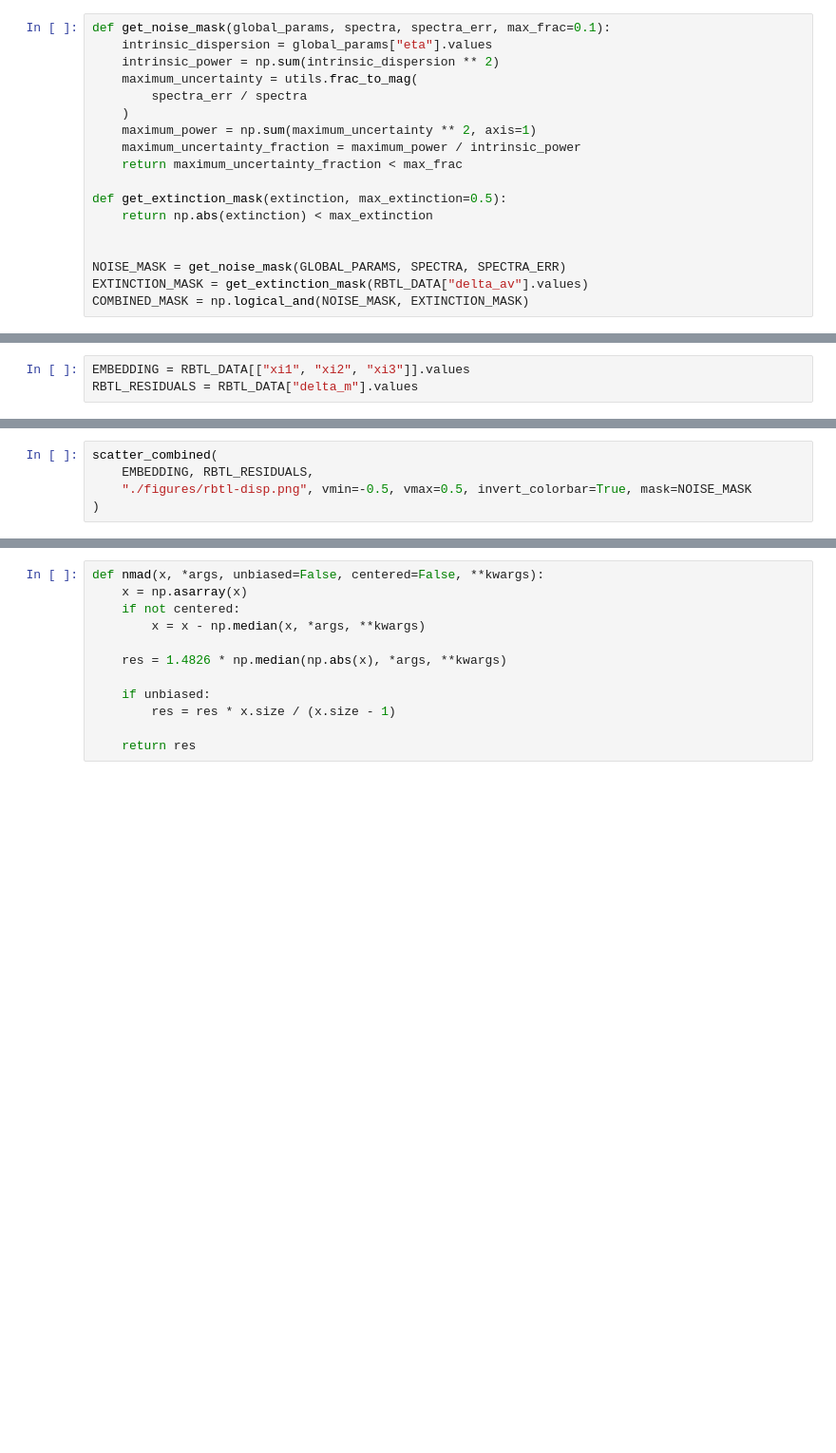
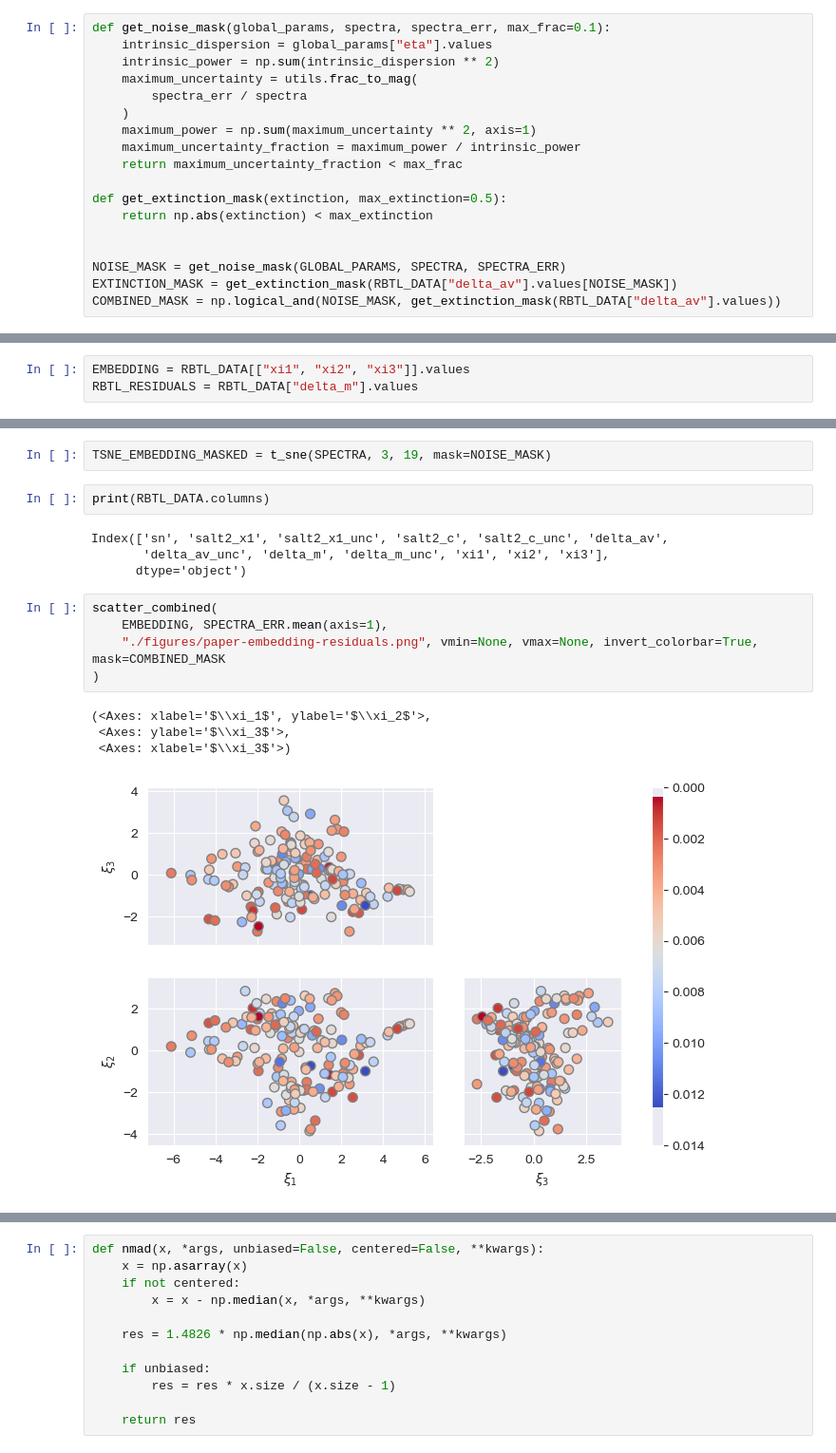
Before and after one commit to mikmaz/twins_embedding, a Jupyter notebook: test-residuals.ipynb, the cells around one changed output, grey strips where cells are left out. Shown at 95% size. Cells and saved outputs as stored; diff of their text form; blank space fills up the shorter version.

```diff
--- a/test-residuals.ipynb
+++ b/test-residuals.ipynb
@@ -136,5 +221,5 @@ def get_extinction_mask(extinction, max_extinction=0.5):
 
 
 NOISE_MASK = get_noise_mask(GLOBAL_PARAMS, SPECTRA, SPECTRA_ERR)
-EXTINCTION_MASK = get_extinction_mask(RBTL_DATA["delta_av"].values)
-COMBINED_MASK = np.logical_and(NOISE_MASK, EXTINCTION_MASK)
+EXTINCTION_MASK = get_extinction_mask(RBTL_DATA["delta_av"].values[NOISE_MASK])
+COMBINED_MASK = np.logical_and(NOISE_MASK, get_extinction_mask(RBTL_DATA["delta_av"].values))
@@ -165,8 +262,21 @@ TSNE_EMBEDDING = t_sne(SPECTRA, 3, 50, mask=NOISE_MASK)
+# %%
+TSNE_EMBEDDING_MASKED = t_sne(SPECTRA, 3, 19, mask=NOISE_MASK)
+# %%
+print(RBTL_DATA.columns)
+# %% [output]
+Index(['sn', 'salt2_x1', 'salt2_x1_unc', 'salt2_c', 'salt2_c_unc', 'delta_av',
+       'delta_av_unc', 'delta_m', 'delta_m_unc', 'xi1', 'xi2', 'xi3'],
+      dtype='object')
 # %%
 scatter_combined(
-    EMBEDDING, RBTL_RESIDUALS,
-    "./figures/rbtl-disp.png", vmin=-0.5, vmax=0.5, invert_colorbar=True, mask=NOISE_MASK
+    EMBEDDING, SPECTRA_ERR.mean(axis=1),
+    "./figures/paper-embedding-residuals.png", vmin=None, vmax=None, invert_colorbar=True, mask=COMBINED_MASK
 )
+# %% [output]
+(<Axes: xlabel='$\\xi_1$', ylabel='$\\xi_2$'>,
+ <Axes: ylabel='$\\xi_3$'>,
+ <Axes: xlabel='$\\xi_3$'>)
+[figure, added]
 # %%
 scatter_combined(
     ISOMAP_EMBEDDING, RBTL_RESIDUALS,
```
Also changed, not shown: parts of 37 cells of this notebook, 9 other files.
